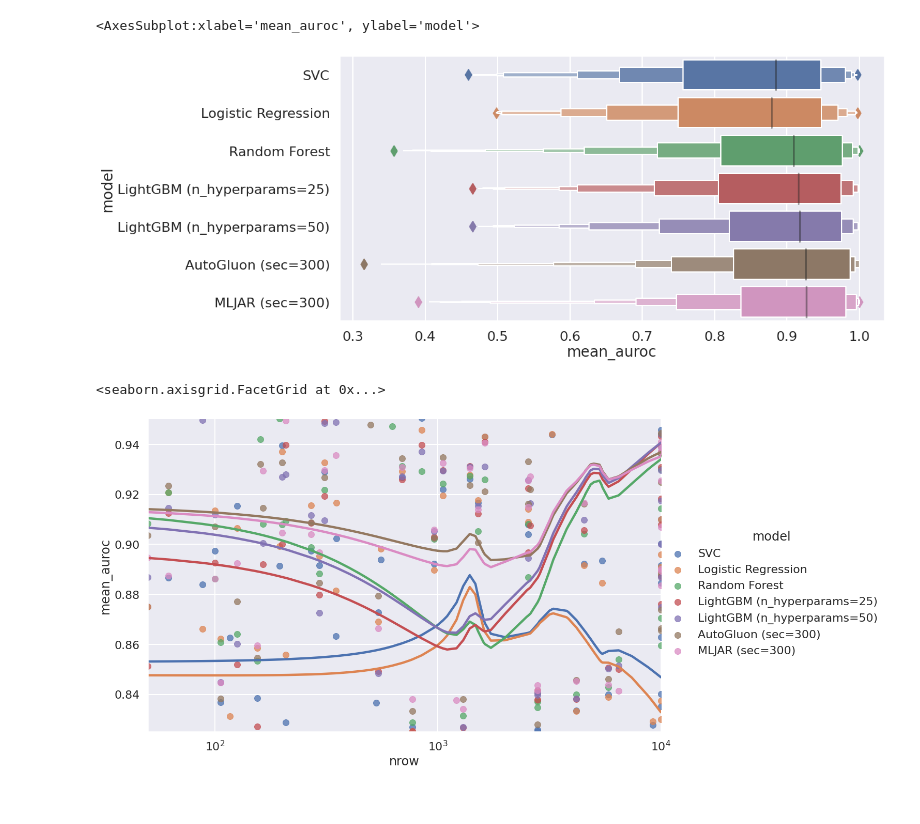
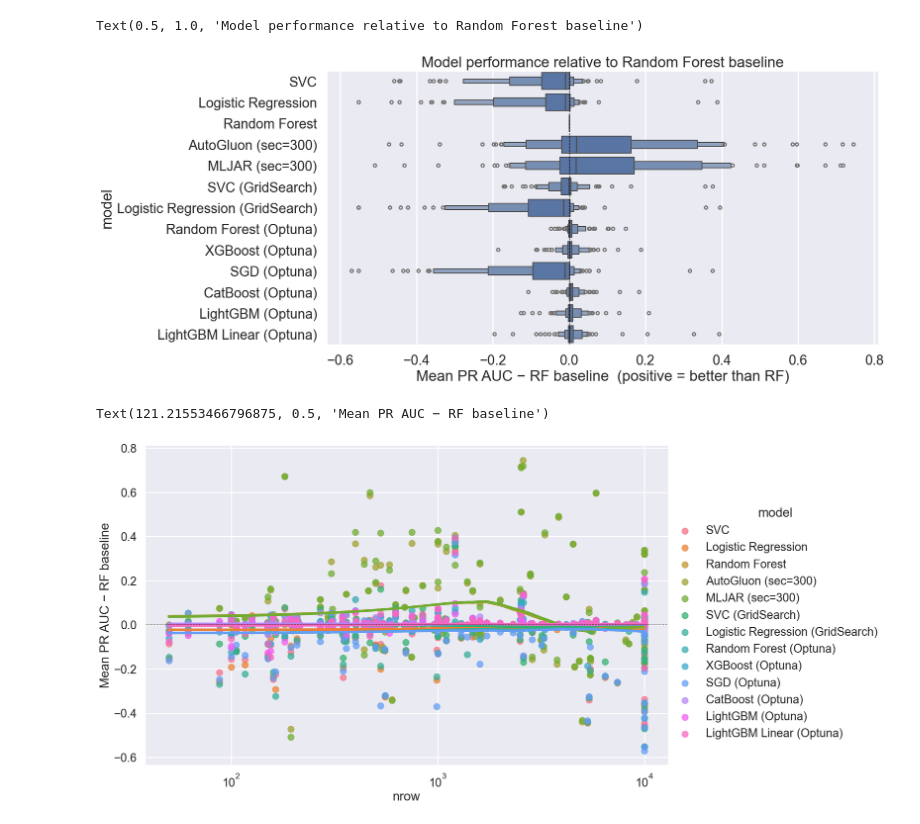
Before and after one commit to firefly1248/SmallDataBenchmarks, a Jupyter notebook: figures.ipynb, the cells around one changed output. Cells and saved outputs as stored; diff of their text form; code cells hidden in the pictures.

```diff
--- a/figures.ipynb
+++ b/figures.ipynb
@@ -57,0 +23,30 @@ results_df['dataset'] = results_df.index
+# %%
+FOLD_COLS = ['prauc_fold_1', 'prauc_fold_2', 'prauc_fold_3', 'prauc_fold_4']
+
+svc_df = pd.DataFrame(svc_results, columns=FOLD_COLS, index=evaluated_datasets)
+svc_df['model'] = 'SVC'
+log_reg_df = pd.DataFrame(log_reg_results, columns=FOLD_COLS, index=evaluated_datasets)
+log_reg_df['model'] = 'Logistic Regression'
+random_forest_df = pd.DataFrame(random_forest_results, columns=FOLD_COLS, index=evaluated_datasets)
+random_forest_df['model'] = 'Random Forest'
+
+autogluon_df = pd.DataFrame(autogluon_results, columns=FOLD_COLS, index=automl_datasets)
+autogluon_df['model'] = 'AutoGluon (sec=300)'
+mljar_df = pd.DataFrame(mljar_results, columns=FOLD_COLS, index=automl_datasets)
+mljar_df['model'] = 'MLJAR (sec=300)'
+
+OPTUNA_MODEL_LABELS = {
+    'svc':           'SVC (GridSearch)',
+    'logreg':        'Logistic Regression (GridSearch)',
+    'random_forest': 'Random Forest (Optuna)',
+    'xgboost':       'XGBoost (Optuna)',
+    'sgd':           'SGD (Optuna)',
+    'catboost':      'CatBoost (Optuna)',
+    'lgbm':          'LightGBM (Optuna)',
+    'lgbm_linear':   'LightGBM Linear (Optuna)',
+}
+optuna_dfs = []
+for model_key, label in OPTUNA_MODEL_LABELS.items():
+    df = pd.DataFrame(optuna_results[model_key], columns=FOLD_COLS, index=optuna_datasets)
+    df['model'] = label
+    optuna_dfs.append(df)
@@ -58,7 +92,7 @@ results_df['dataset'] = results_df.index
 # %%
 # some datasets are not interesting because every algorithm does really well
 # we exclude those to have clearer results
-results_df = results_df.groupby('dataset').filter(lambda x: x['mean_auroc'].min() < 0.99)
+results_df = results_df.groupby('dataset').filter(lambda x: x['mean_prauc'].min() < 0.99)
 # %%
 # UCI++ has all kinds of dataset variants, and many of them have the same performance across the board
 # removing those here as well
@@ -69,5 +103,5 @@ duped_datasets = [
     'statlog-german-credit-numeric', 'thyroid-allhyper', 'thyroid-allhypo',
     'thyroid-allrep', 'thyroid-hypothyroid', 'thyroid-dis'
 ]
-results_df.drop(duped_datasets, inplace=True)
+results_df = results_df[~results_df['dataset'].isin(duped_datasets)].reset_index(drop=True)
 evaluated_datasets = set(results_df['dataset'])
@@ -144,24 +196,28 @@ Name: mean_auroc, dtype: float64
 # %%
-# distributions of each algorithm's mean aurocs
+# distributions of delta PR AUC vs RF baseline
 fig, ax = plt.subplots()
 fig.set_size_inches(16, 8)
-sns.boxenplot(data=results_df, x="mean_auroc", y='model', ax=ax)
+sns.boxenplot(data=results_df, x='mean_delta', y='model', ax=ax)
+ax.axvline(0, color='black', linestyle='--', linewidth=1)
+ax.set_xlabel('Mean PR AUC − RF baseline  (positive = better than RF)')
+ax.set_title('Model performance relative to Random Forest baseline')
 # %% [output]
-<AxesSubplot:xlabel='mean_auroc', ylabel='model'>
+Text(0.5, 1.0, 'Model performance relative to Random Forest baseline')
-[figure, old version]
+[figure, new version]
 # %%
-# mean auroc vs number of samples in the data
+# delta PR AUC vs RF baseline vs number of samples in the data
 g = sns.lmplot(
     data=results_df,
-    x="nrow", y="mean_auroc",
-    hue="model",
+    x='nrow', y='mean_delta',
+    hue='model',
     lowess=True,
     height=10,
     aspect=1.6,
     scatter_kws={'alpha': 0.75}
 )
-g.set(ylim=[0.825, 0.95])
-g.set(xscale="log")
+g.set(xscale='log')
+g.ax.axhline(0, color='black', linestyle='--', linewidth=1)
+g.ax.set_ylabel('Mean PR AUC − RF baseline')
 # %% [output]
-<seaborn.axisgrid.FacetGrid at 0x...>
+Text(121.21553466796875, 0.5, 'Mean PR AUC − RF baseline')
-[figure, old version]
+[figure, new version]
```
Also changed, not shown: parts of 15 cells of this notebook, 44 other files.
